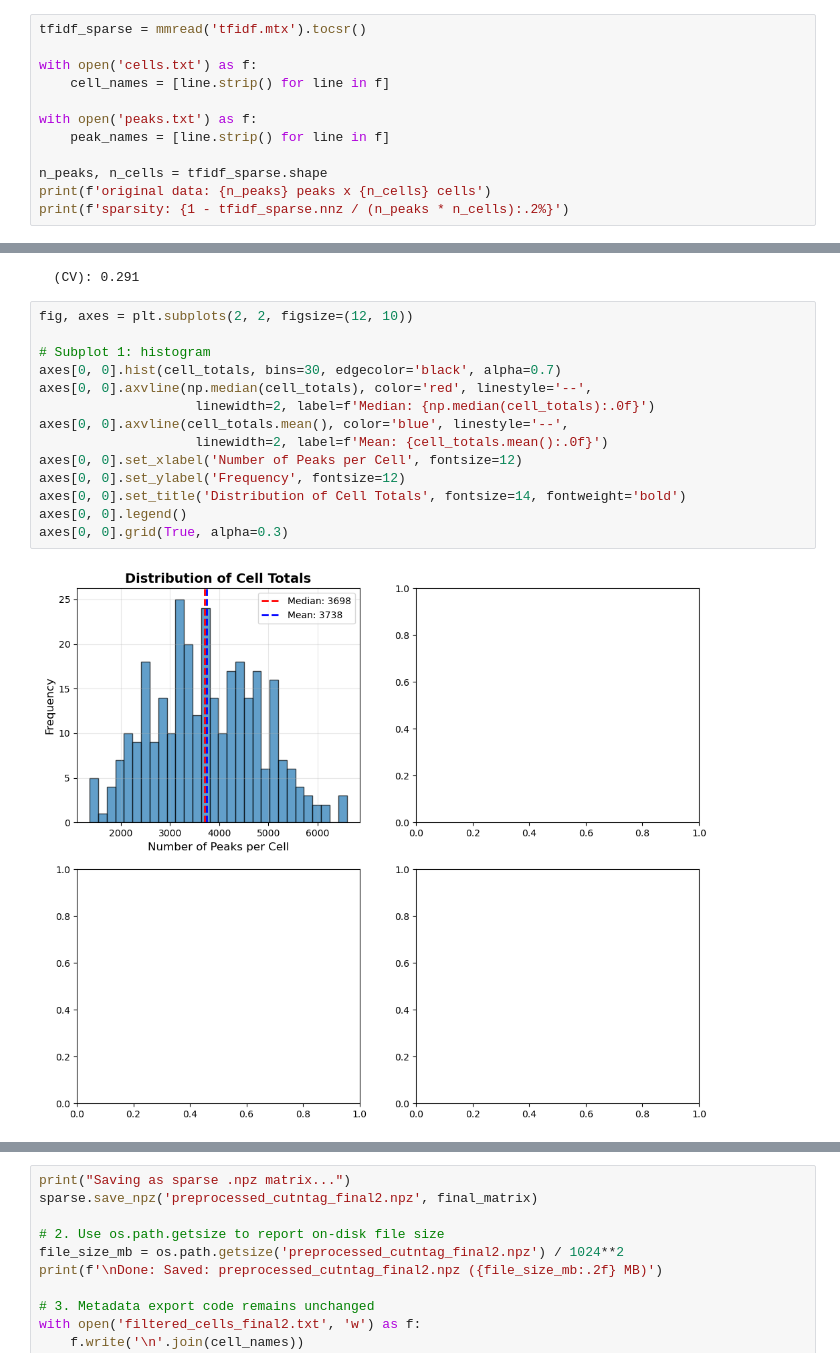
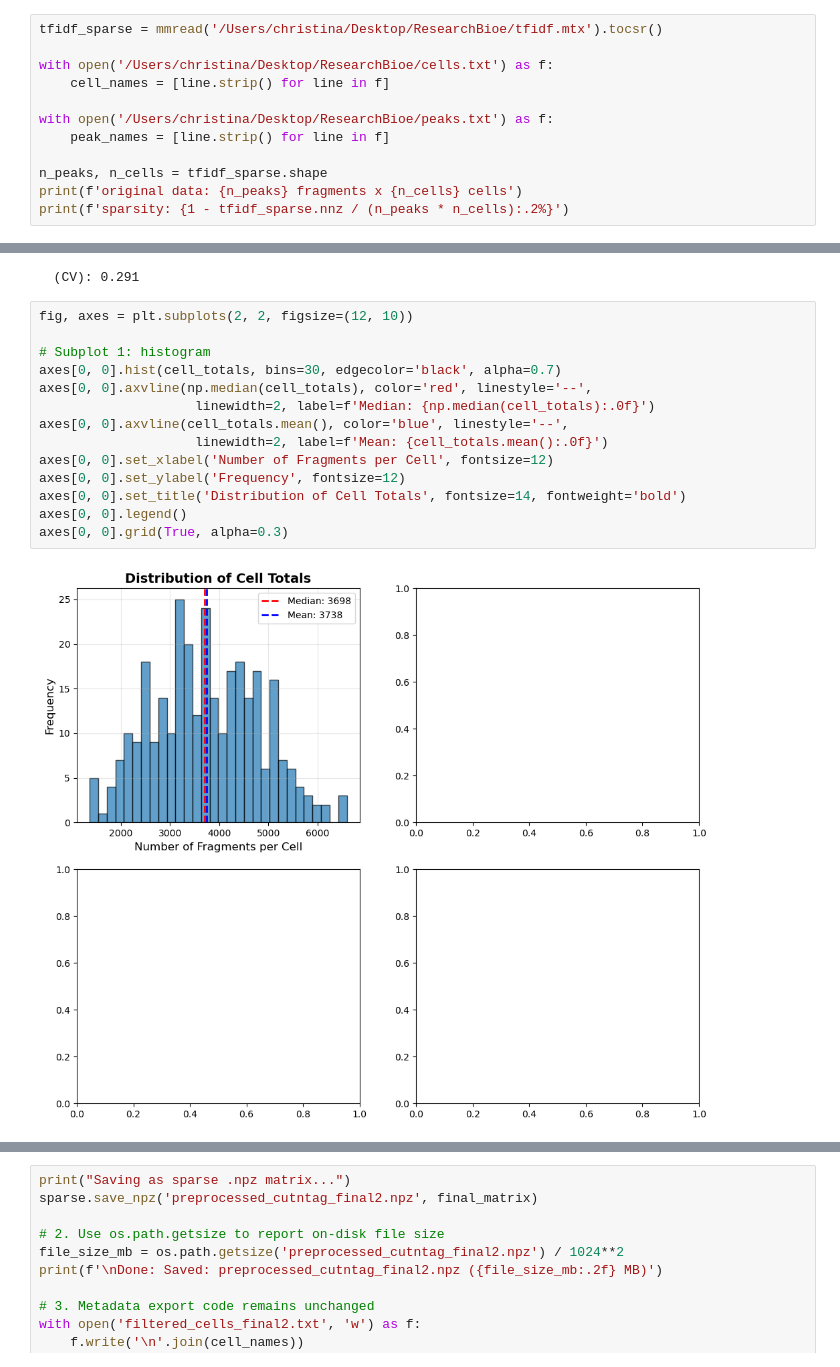
Before and after one commit to christinaruilin/VAE_clustering_model, a Jupyter notebook: VAEModel/preprocessing.ipynb, the cells around one changed output, grey strips where cells are left out. Drawn from its saved outputs; the diff is of its cells as text.

```diff
--- a/VAEModel/preprocessing.ipynb
+++ b/VAEModel/preprocessing.ipynb
@@ -12,15 +12,15 @@ from scipy import sparse
 # %%
 import matplotlib.pyplot as plt
 # %%
-tfidf_sparse = mmread('tfidf.mtx').tocsr()
+tfidf_sparse = mmread('/Users/christina/Desktop/ResearchBioe/tfidf.mtx').tocsr()
 
-with open('cells.txt') as f:
+with open('/Users/christina/Desktop/ResearchBioe/cells.txt') as f:
     cell_names = [line.strip() for line in f]
 
-with open('peaks.txt') as f:
+with open('/Users/christina/Desktop/ResearchBioe/peaks.txt') as f:
     peak_names = [line.strip() for line in f]
 
 n_peaks, n_cells = tfidf_sparse.shape
-print(f'original data: {n_peaks} peaks x {n_cells} cells')
+print(f'original data: {n_peaks} fragments x {n_cells} cells')
 print(f'sparsity: {1 - tfidf_sparse.nnz / (n_peaks * n_cells):.2%}')
 # %% [output]
@@ -249,19 +249,19 @@ print(f'  (CV): {cv:.3f}')
 # %%
 fig, axes = plt.subplots(2, 2, figsize=(12, 10))
 
 # Subplot 1: histogram
 axes[0, 0].hist(cell_totals, bins=30, edgecolor='black', alpha=0.7)
 axes[0, 0].axvline(np.median(cell_totals), color='red', linestyle='--',
                     linewidth=2, label=f'Median: {np.median(cell_totals):.0f}')
 axes[0, 0].axvline(cell_totals.mean(), color='blue', linestyle='--',
                     linewidth=2, label=f'Mean: {cell_totals.mean():.0f}')
-axes[0, 0].set_xlabel('Number of Peaks per Cell', fontsize=12)
+axes[0, 0].set_xlabel('Number of Fragments per Cell', fontsize=12)
 axes[0, 0].set_ylabel('Frequency', fontsize=12)
 axes[0, 0].set_title('Distribution of Cell Totals', fontsize=14, fontweight='bold')
 axes[0, 0].legend()
 axes[0, 0].grid(True, alpha=0.3)
 # %% [output]
-[figure, old version]
+[figure, new version]
 # %%
 q1 = np.percentile(cell_totals, 25)
 q3 = np.percentile(cell_totals, 75)
```
Also changed, not shown: parts of 12 cells of this notebook.
